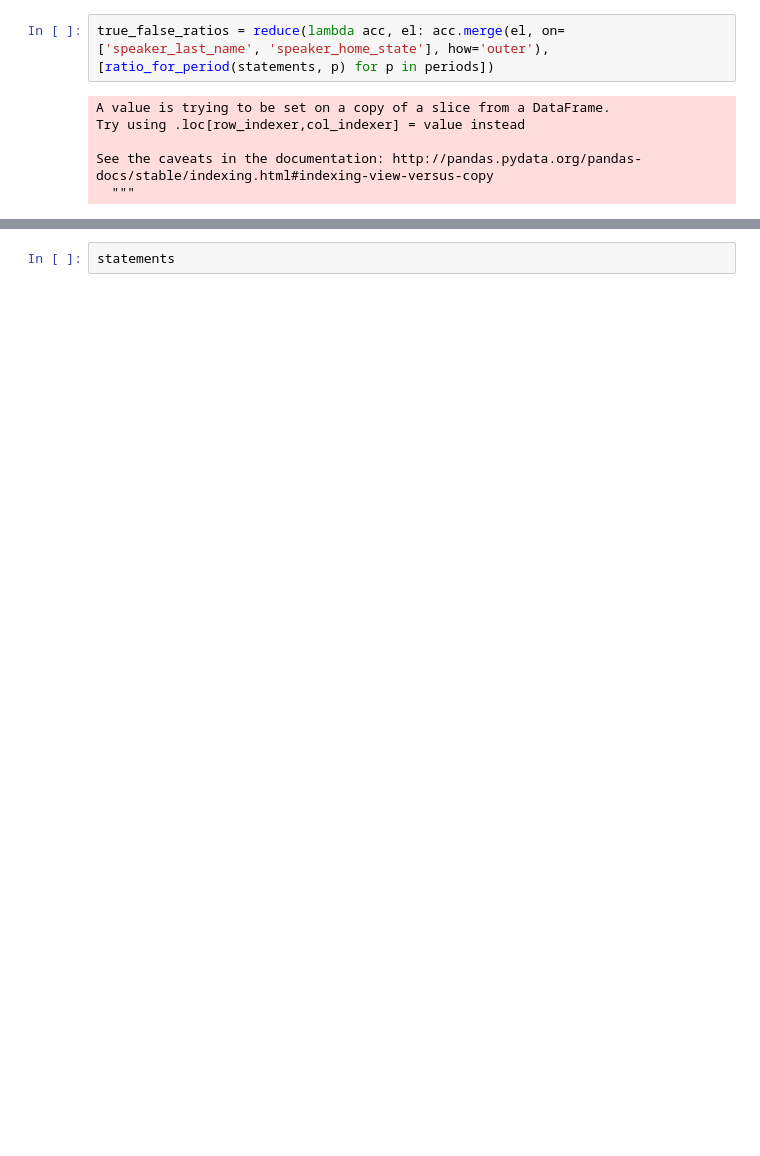
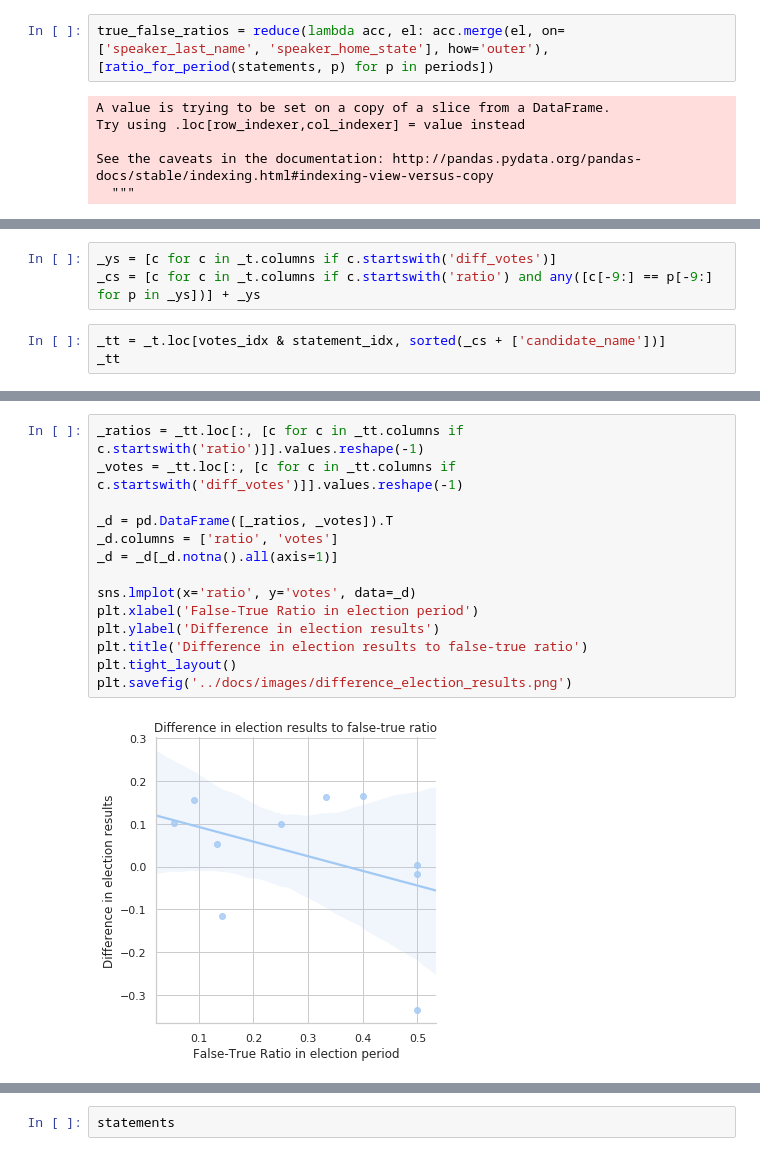
Before and after one commit to ExploringLies/lies-have-short-legs, a Jupyter notebook: notebooks/ElectionStuff.ipynb, the cells around one changed output, grey strips where cells are left out. Saved outputs shown, nothing was run; the diff lists cells and outputs as text; blank space fills up the shorter version.

```diff
--- a/notebooks/ElectionStuff.ipynb
+++ b/notebooks/ElectionStuff.ipynb
@@ -402,0 +418,6 @@ _t.loc[(_t['diff_votes_2012_2014'].notnull() | _t['diff_votes_2012_2016'].notnul
+# %%
+_ys = [c for c in _t.columns if c.startswith('diff_votes')]
+_cs = [c for c in _t.columns if c.startswith('ratio') and any([c[-9:] == p[-9:] for p in _ys])] + _ys
+# %%
+_tt = _t.loc[votes_idx & statement_idx, sorted(_cs + ['candidate_name'])]
+_tt
@@ -402,0 +431,16 @@ _t.loc[(_t['diff_votes_2012_2014'].notnull() | _t['diff_votes_2012_2016'].notnul
+# %%
+_ratios = _tt.loc[:, [c for c in _tt.columns if c.startswith('ratio')]].values.reshape(-1)
+_votes = _tt.loc[:, [c for c in _tt.columns if c.startswith('diff_votes')]].values.reshape(-1)
+
+_d = pd.DataFrame([_ratios, _votes]).T
+_d.columns = ['ratio', 'votes']
+_d = _d[_d.notna().all(axis=1)]
+
+sns.lmplot(x='ratio', y='votes', data=_d)
+plt.xlabel('False-True Ratio in election period')
+plt.ylabel('Difference in election results')
+plt.title('Difference in election results to false-true ratio')
+plt.tight_layout()
+plt.savefig('../docs/images/difference_election_results.png')
+# %% [output]
+[figure, added]
```
Also changed, not shown: parts of 20 cells of this notebook, 4 other files.
